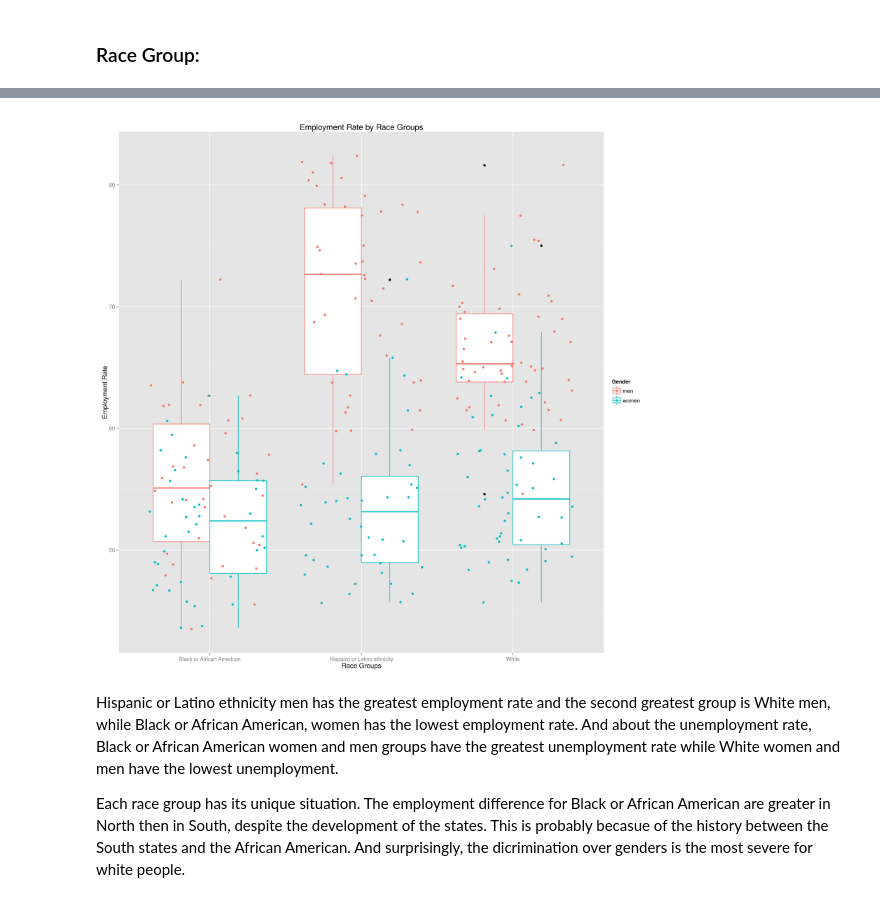
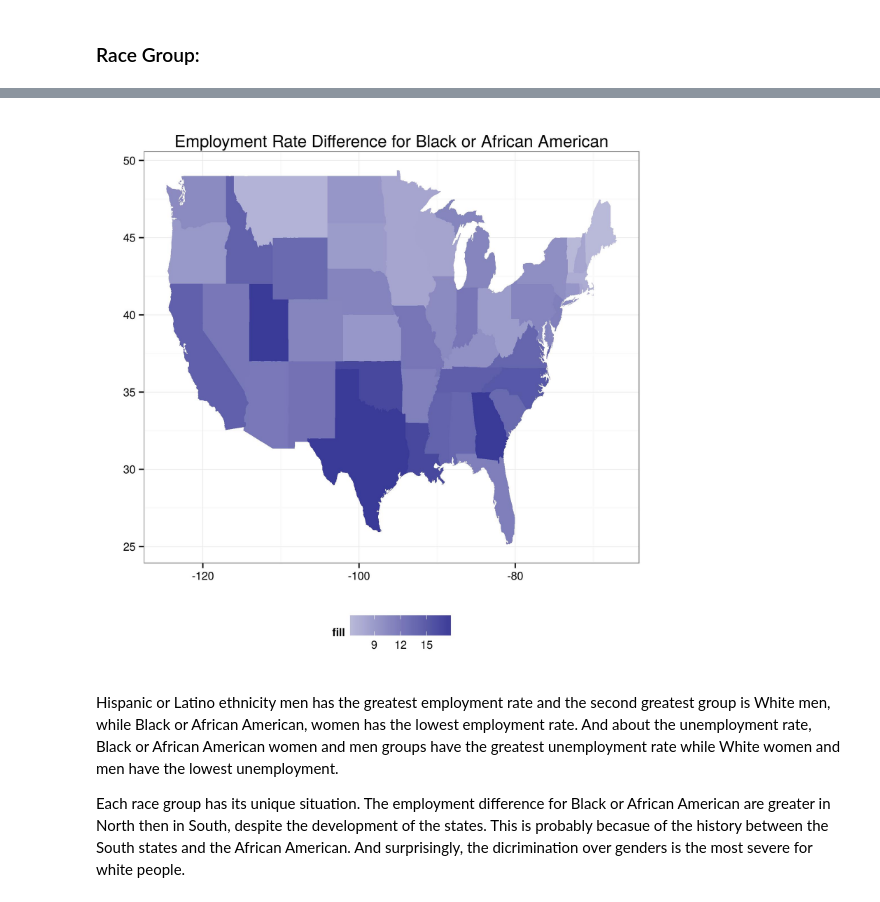
Before and after one commit to yuhanw/Team_Four.0, a Jupyter notebook: notebooks/NB4_project_report.ipynb, the cells around one changed output, grey strips where cells are left out. Drawn from its saved outputs; the diff is of its cells as text; code cells hidden in the pictures.

```diff
--- a/notebooks/NB4_project_report.ipynb
+++ b/notebooks/NB4_project_report.ipynb
@@ -282,4 +311,4 @@ Overall, the colors age 25-34 groups are the most disperse, so that the employme
 # %%
-Image("Employment Rate by Race Groups.jpeg")
+Image("Employment Rate Difference for Black or African American.jpeg")
 # %% [output]
-[figure, old version]
+[figure, new version]
```
Also changed, not shown: parts of 22 cells of this notebook.
